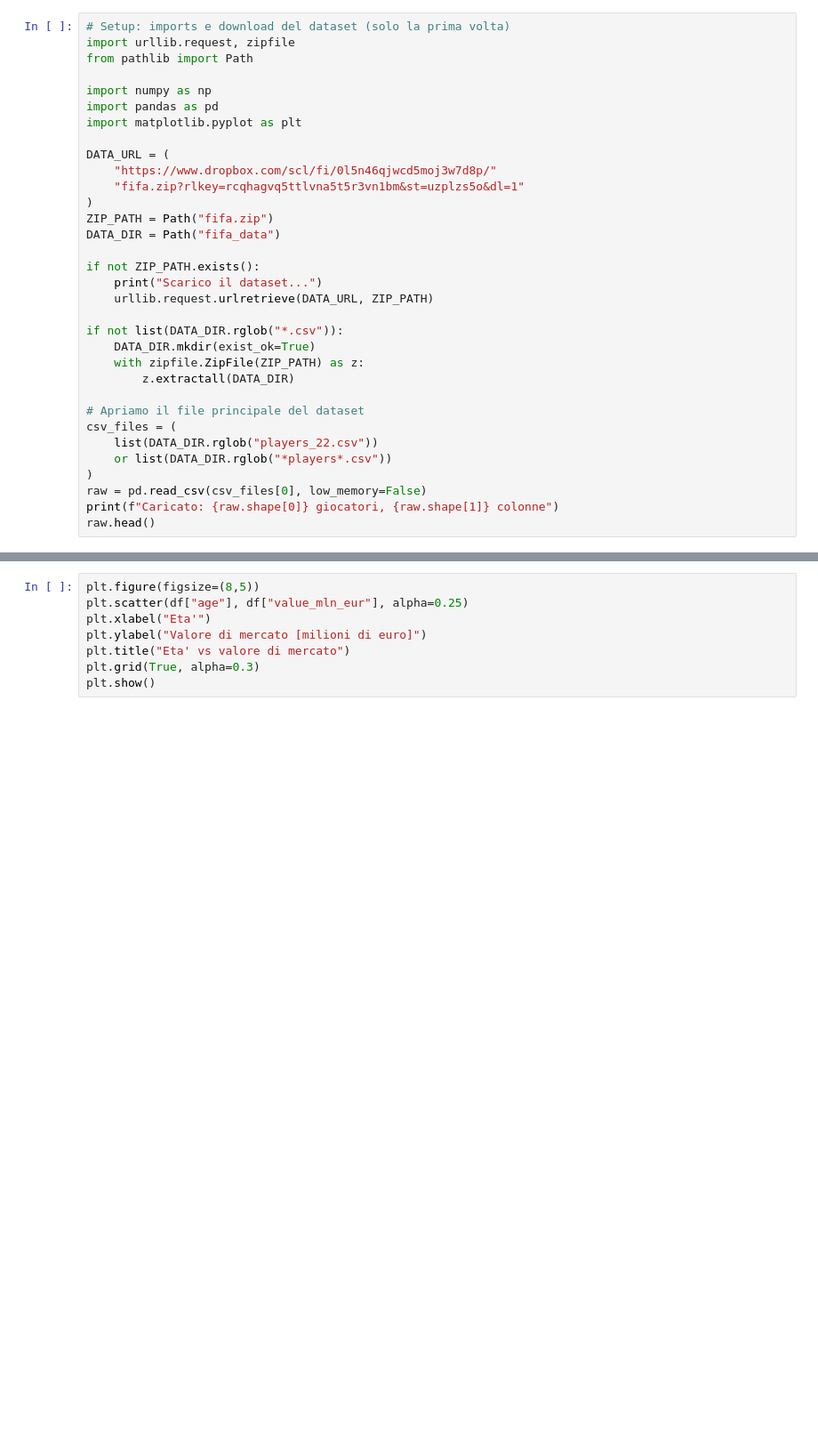
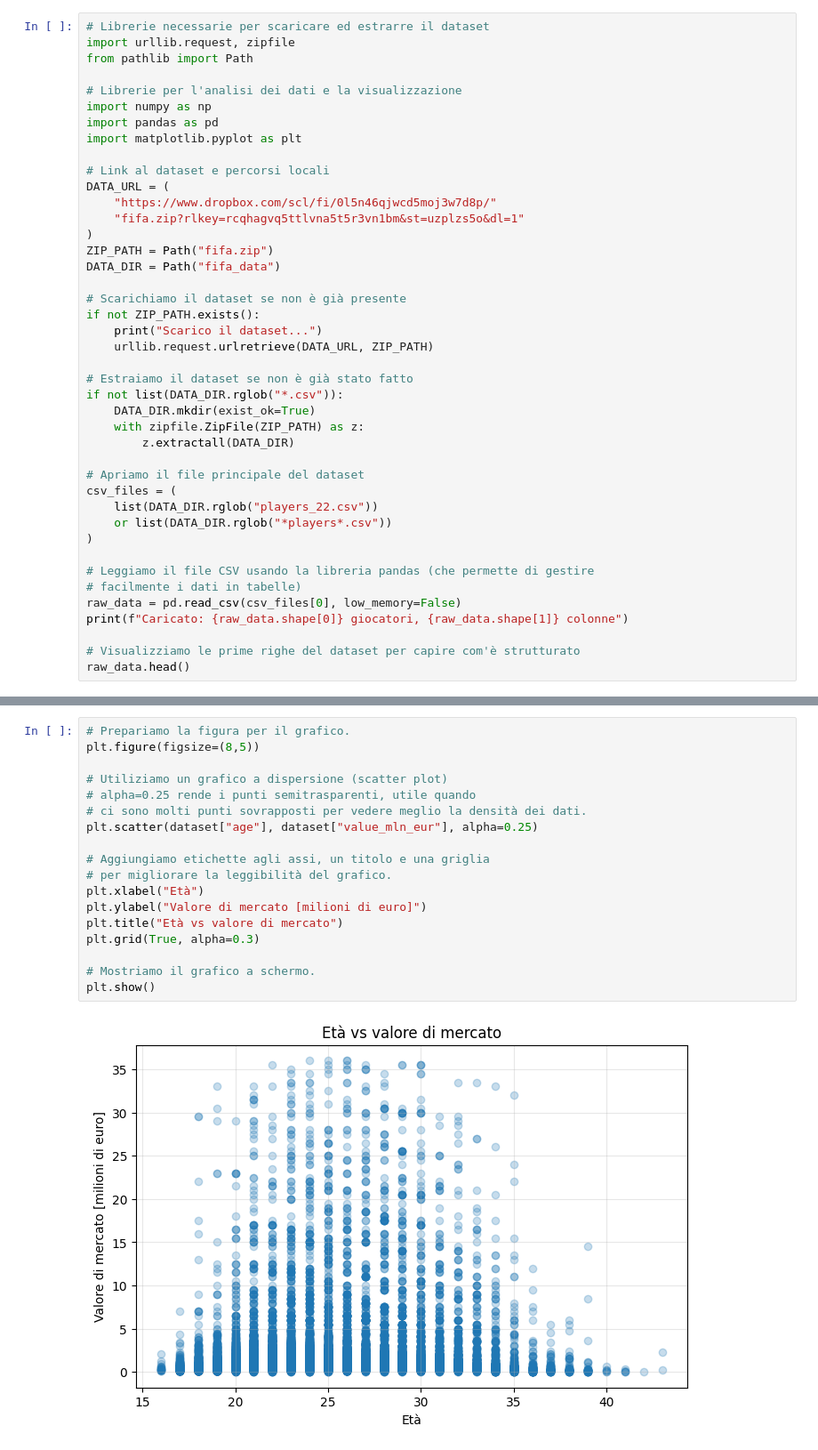
Before and after one commit to riccardoberta/regressione, a Jupyter notebook: 01_il_mistero_del_valore.ipynb, the cells around one changed output, grey strips where cells are left out. Shown at 89% size. Cells and saved outputs as stored; diff of their text form; blank space fills up the shorter version.

```diff
--- a/01_il_mistero_del_valore.ipynb
+++ b/01_il_mistero_del_valore.ipynb
@@ -13,12 +18,14 @@ Per cominciare, il direttore sportivo ci consegna un file enorme: i dati di tutt
 # %%
-# Setup: imports e download del dataset (solo la prima volta)
+# Librerie necessarie per scaricare ed estrarre il dataset
 import urllib.request, zipfile
 from pathlib import Path
 
+# Librerie per l'analisi dei dati e la visualizzazione
 import numpy as np
 import pandas as pd
 import matplotlib.pyplot as plt
 
+# Link al dataset e percorsi locali
 DATA_URL = (
     "https://www.dropbox.com/scl/fi/0l5n46qjwcd5moj3w7d8p/"
     "fifa.zip?rlkey=rcqhagvq5ttlvna5t5r3vn1bm&st=uzplzs5o&dl=1"
@@ -26,10 +33,12 @@ DATA_URL = (
 ZIP_PATH = Path("fifa.zip")
 DATA_DIR = Path("fifa_data")
 
+# Scarichiamo il dataset se non è già presente
 if not ZIP_PATH.exists():
     print("Scarico il dataset...")
     urllib.request.urlretrieve(DATA_URL, ZIP_PATH)
 
+# Estraiamo il dataset se non è già stato fatto
 if not list(DATA_DIR.rglob("*.csv")):
     DATA_DIR.mkdir(exist_ok=True)
     with zipfile.ZipFile(ZIP_PATH) as z:
@@ -40,6 +49,11 @@ csv_files = (
     list(DATA_DIR.rglob("players_22.csv"))
     or list(DATA_DIR.rglob("*players*.csv"))
 )
-raw = pd.read_csv(csv_files[0], low_memory=False)
-print(f"Caricato: {raw.shape[0]} giocatori, {raw.shape[1]} colonne")
-raw.head()
+
+# Leggiamo il file CSV usando la libreria pandas (che permette di gestire
+# facilmente i dati in tabelle)
+raw_data = pd.read_csv(csv_files[0], low_memory=False)
+print(f"Caricato: {raw_data.shape[0]} giocatori, {raw_data.shape[1]} colonne")
+
+# Visualizziamo le prime righe del dataset per capire com'è strutturato
+raw_data.head()
@@ -101,8 +222,20 @@ L'età è la prima caratteristica che ogni scout guarda. Disegniamo un punto per
 # %%
+# Prepariamo la figura per il grafico.
 plt.figure(figsize=(8,5))
-plt.scatter(df["age"], df["value_mln_eur"], alpha=0.25)
-plt.xlabel("Eta'")
+
+# Utiliziamo un grafico a dispersione (scatter plot)
+# alpha=0.25 rende i punti semitrasparenti, utile quando
+# ci sono molti punti sovrapposti per vedere meglio la densità dei dati.
+plt.scatter(dataset["age"], dataset["value_mln_eur"], alpha=0.25)
+
+# Aggiungiamo etichette agli assi, un titolo e una griglia
+# per migliorare la leggibilità del grafico.
+plt.xlabel("Età")
 plt.ylabel("Valore di mercato [milioni di euro]")
-plt.title("Eta' vs valore di mercato")
+plt.title("Età vs valore di mercato")
 plt.grid(True, alpha=0.3)
+
+# Mostriamo il grafico a schermo.
 plt.show()
+# %% [output]
+[figure, added]
```
Also changed, not shown: parts of 42 cells of this notebook.
